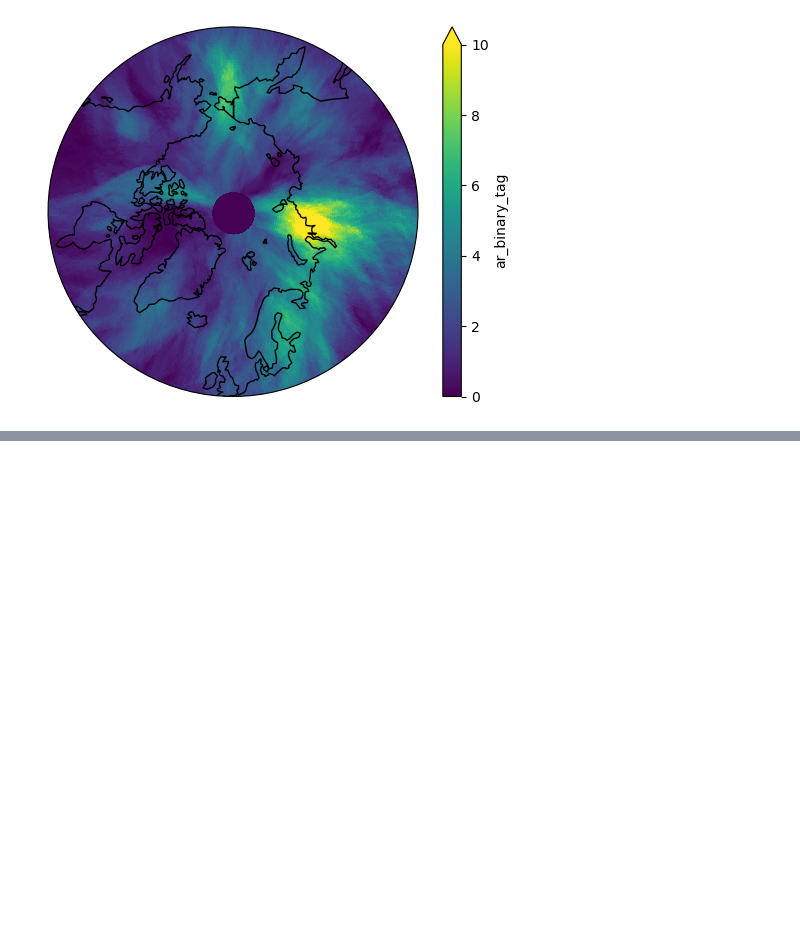
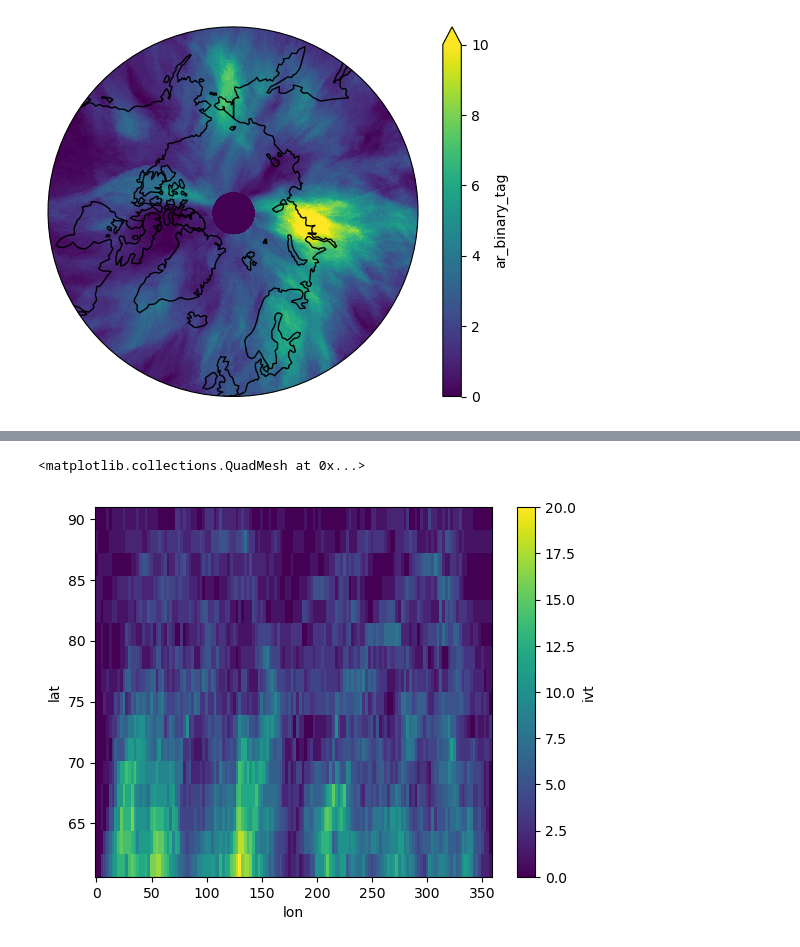
Before and after one commit to eScience-course/Tjaernoe2022-group5, a Jupyter notebook: notebooks/Remy/test_scripts/test_AR.ipynb, the cells around one changed output, grey strips where cells are left out. Saved outputs shown, nothing was run; the diff lists cells and outputs as text; code cells hidden in the pictures; blank space fills up the shorter version.

```diff
--- a/notebooks/Remy/test_scripts/test_AR.ipynb
+++ b/notebooks/Remy/test_scripts/test_AR.ipynb
@@ -110,0 +103,8 @@ plt.show()
+# %%
+AR_crit = xr.open_dataset('../2014_AR_detection_p92.nc')
+test_val = AR_crit.ivt.sel(lat=slice(60,90))
+
+xr.plot.pcolormesh(test_val.sum(dim='time'))
+# %% [output]
+<matplotlib.collections.QuadMesh at 0x...>
+[figure, added]
```
Also changed, not shown: parts of 12 cells of this notebook, 2 other files.
